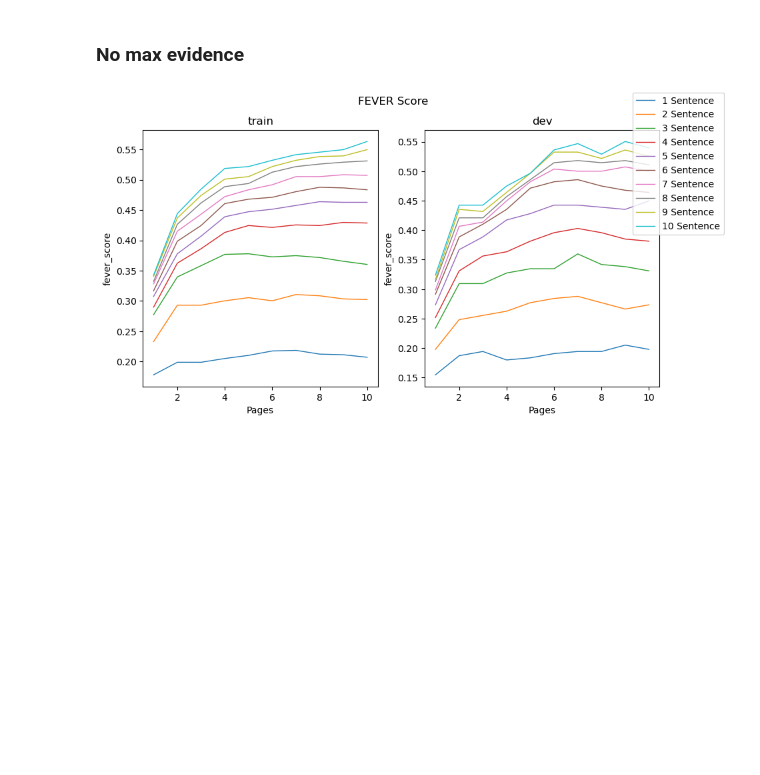
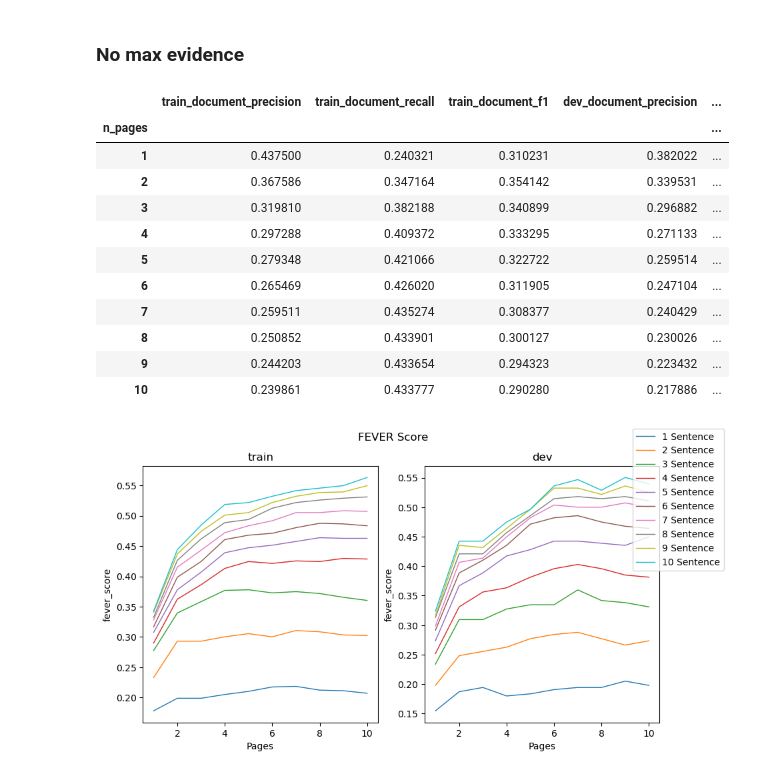
Before and after one commit to boeyjw/KCL-MScAI-FactChecking-Code, a Jupyter notebook: nb/03_CFEVER_Zero_Shot/01a_Baseline_FineTune.ipynb, the cells around one changed output. Drawn from its saved outputs; the diff is of its cells as text; code cells hidden in the pictures; blank space fills up the shorter version.

```diff
--- a/nb/03_CFEVER_Zero_Shot/01a_Baseline_FineTune.ipynb
+++ b/nb/03_CFEVER_Zero_Shot/01a_Baseline_FineTune.ipynb
@@ -95,6 +94,21 @@ df_evnomax = pd.DataFrame(df_evnomax).sort_values(["n_pages", "n_sents"])
 df_ev5max = pd.DataFrame(df_ev5max).sort_values(["n_pages", "n_sents"])
 # %% [markdown]
 ### No max evidence
+# %%
+df_evnomax[["n_pages"] + list(df_evnomax.filter(like="document").columns)].groupby("n_pages").mean()
+# %% [output]
+|  | train_document_precision | train_document_recall | train_document_f1 | dev_document_precision | ... |
+| n_pages |  |  |  |  | ... |
+| 1 | 0.437500 | 0.240321 | 0.310231 | 0.382022 | ... |
+| 2 | 0.367586 | 0.347164 | 0.354142 | 0.339531 | ... |
+| 3 | 0.319810 | 0.382188 | 0.340899 | 0.296882 | ... |
+| 4 | 0.297288 | 0.409372 | 0.333295 | 0.271133 | ... |
+| 5 | 0.279348 | 0.421066 | 0.322722 | 0.259514 | ... |
+| 6 | 0.265469 | 0.426020 | 0.311905 | 0.247104 | ... |
+| 7 | 0.259511 | 0.435274 | 0.308377 | 0.240429 | ... |
+| 8 | 0.250852 | 0.433901 | 0.300127 | 0.230026 | ... |
+| 9 | 0.244203 | 0.433654 | 0.294323 | 0.223432 | ... |
+| 10 | 0.239861 | 0.433777 | 0.290280 | 0.217886 | ... |
 # %%
 fig_fs, ax_fs = chart.plot_evidence_curves(df_evnomax, x_is_page=True, metric="fever_score", suptitle="FEVER Score")
 # %% [output]
```
Also changed, not shown: parts of 10 cells of this notebook, 10 other files.
